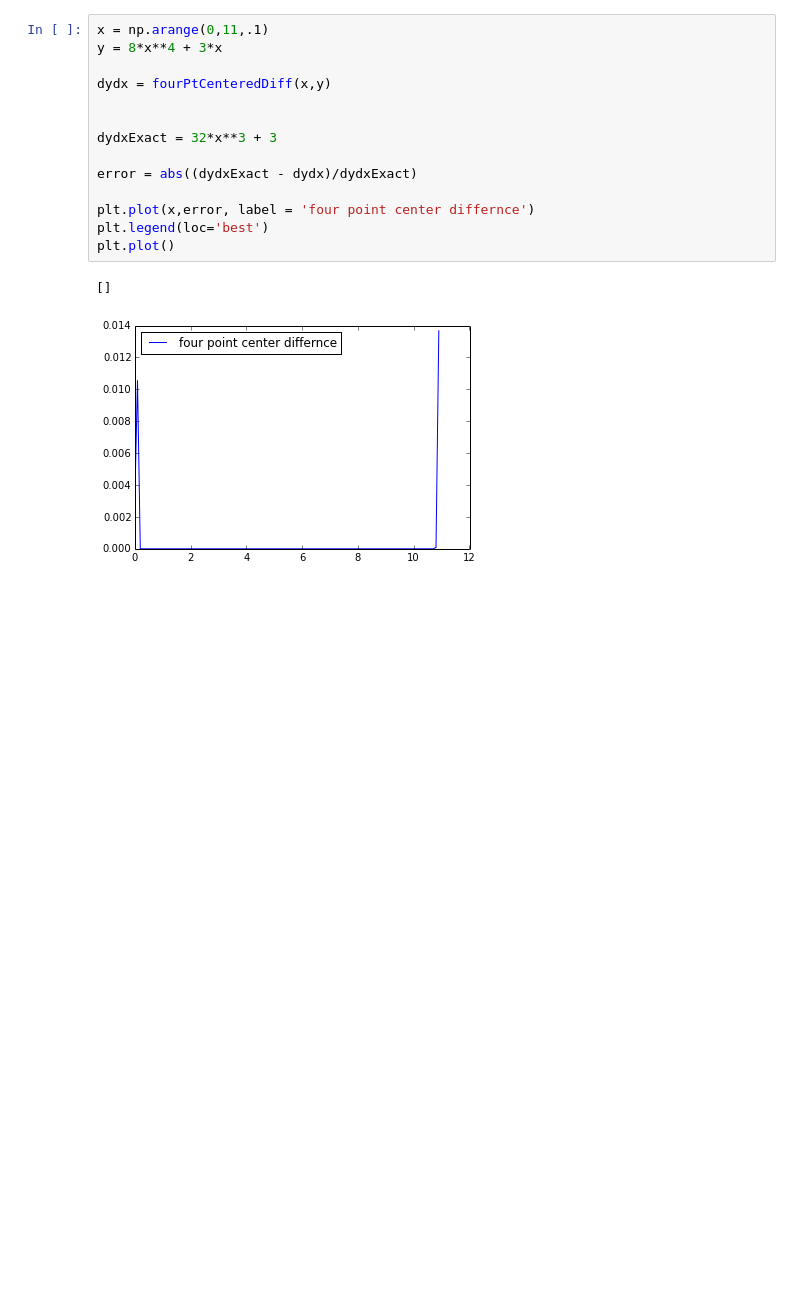
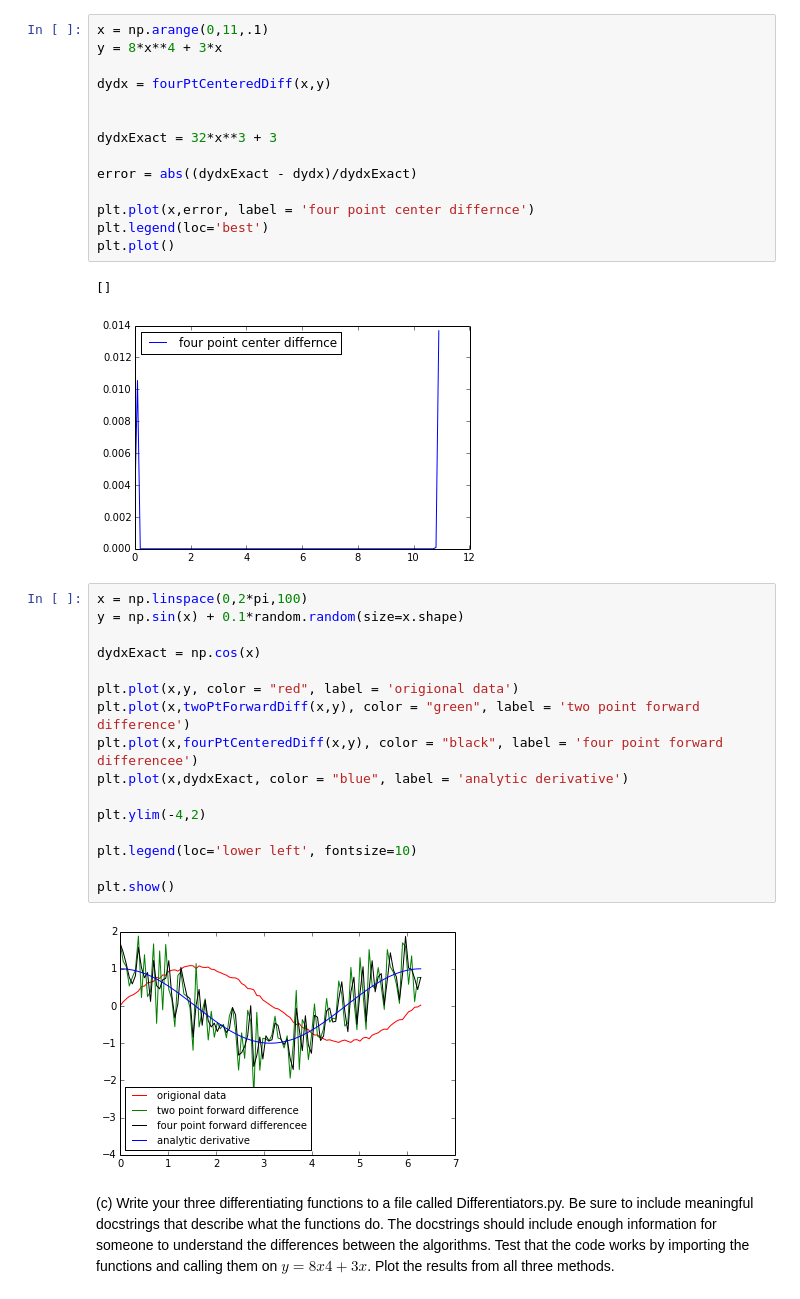
Before and after one commit to dytucker/PHYS202-S14, a Jupyter notebook: SciPy/DifferentationExercises.ipynb, the cells around one changed output. Cells and saved outputs as stored; diff of their text form; blank space fills up the shorter version.

Commit message:
finished the differentiator exercises

```diff
--- a/SciPy/DifferentationExercises.ipynb
+++ b/SciPy/DifferentationExercises.ipynb
@@ -188,3 +192,23 @@ plt.plot()
 # %% [output]
 []
 [figure]
+# %%
+x = np.linspace(0,2*pi,100)
+y = np.sin(x) + 0.1*random.random(size=x.shape)
+
+dydxExact = np.cos(x)
+
+plt.plot(x,y, color = "red", label = 'origional data')
+plt.plot(x,twoPtForwardDiff(x,y), color = "green", label = 'two point forward difference')
+plt.plot(x,fourPtCenteredDiff(x,y), color = "black", label = 'four point forward differencee')
+plt.plot(x,dydxExact, color = "blue", label = 'analytic derivative')
+
+plt.ylim(-4,2)
+
+plt.legend(loc='lower left', fontsize=10)
+
+plt.show()
+# %% [output]
+[figure, added]
+# %% [markdown]
+(c) Write your three differentiating functions to a file called Differentiators.py. Be sure to include meaningful docstrings that describe what the functions do. The docstrings should include enough information for someone to understand the differences between the algorithms. Test that the code works by importing the functions and calling them on $y=8x4+3x$. Plot the results from all three methods.
```
Also changed, not shown: parts of 3 cells of this notebook, 2 other files.
